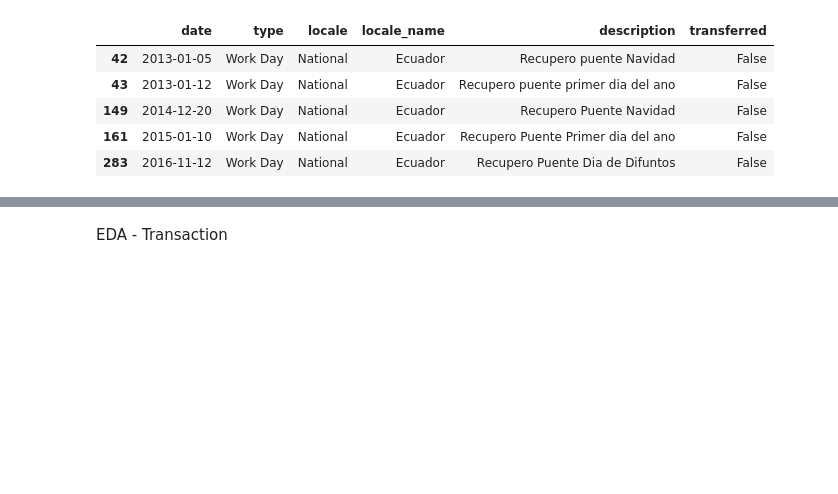
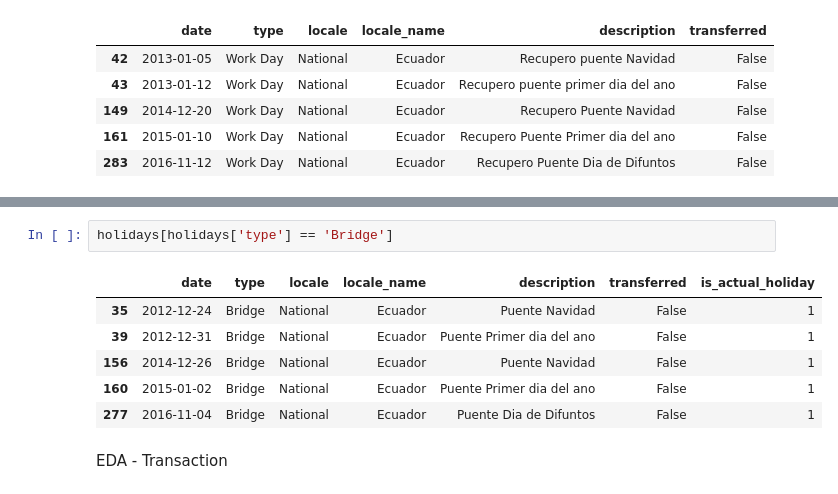
Before and after one commit to Anas-art-source/AI_experiments, a Jupyter notebook: Store_sales_forecasting.ipynb, the cells around one changed output, grey strips where cells are left out. Saved outputs shown, nothing was run; the diff lists cells and outputs as text; blank space fills up the shorter version.

```diff
--- a/Store_sales_forecasting.ipynb
+++ b/Store_sales_forecasting.ipynb
@@ -169,3 +216,12 @@ holidays[holidays['type']== 'Work Day']
+# %%
+holidays[holidays['type'] == 'Bridge']
+# %% [output]
+|  | date | type | locale | locale_name | description | transferred | is_actual_holiday |
+| 35 | 2012-12-24 | Bridge | National | Ecuador | Puente Navidad | False | 1 |
+| 39 | 2012-12-31 | Bridge | National | Ecuador | Puente Primer dia del ano | False | 1 |
+| 156 | 2014-12-26 | Bridge | National | Ecuador | Puente Navidad | False | 1 |
+| 160 | 2015-01-02 | Bridge | National | Ecuador | Puente Primer dia del ano | False | 1 |
+| 277 | 2016-11-04 | Bridge | National | Ecuador | Puente Dia de Difuntos | False | 1 |
 # %% [markdown]
 EDA - Transaction
 # %%
```
Also changed, not shown: parts of 5 cells of this notebook.
